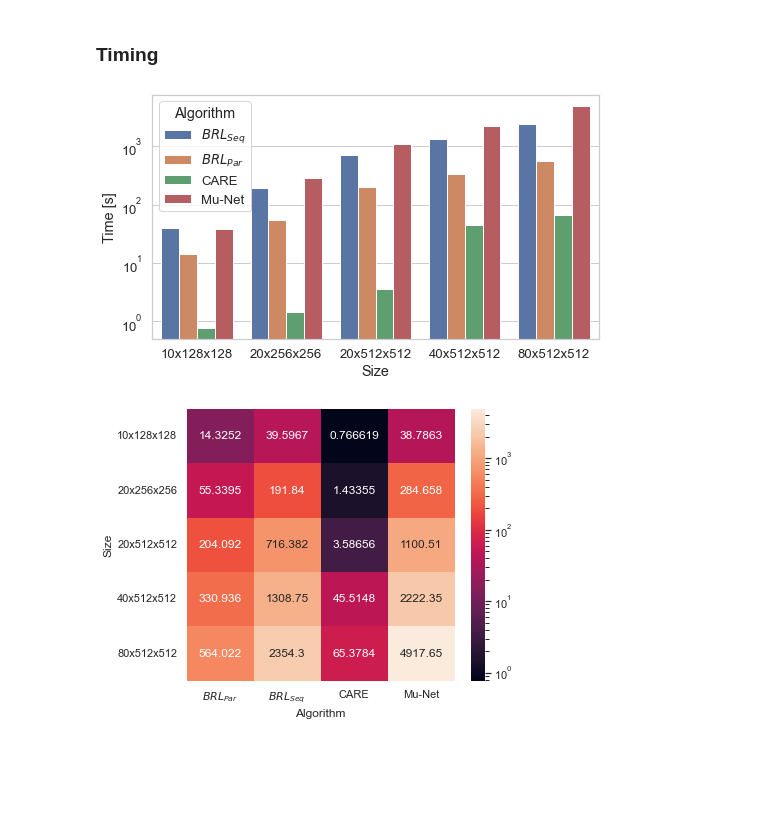
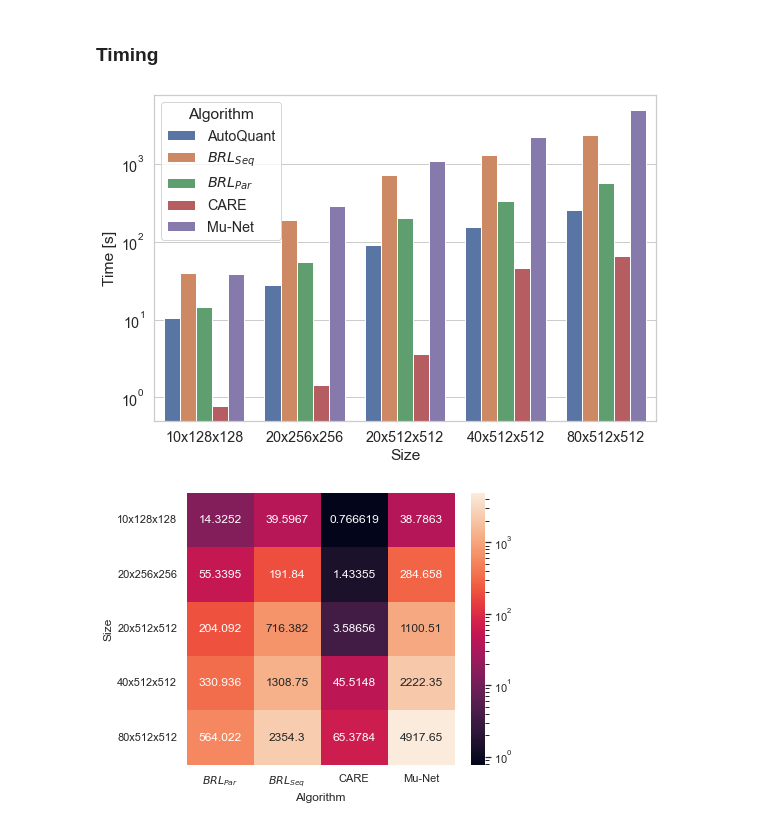
Before and after one commit to ankilab/MasterThesis_OfSpinesAndDendrites, a Jupyter notebook: Thesis_Experiments/Deconvolution.ipynb, the cells around one changed output. Drawn from its saved outputs; the diff is of its cells as text; code cells hidden in the pictures; blank space fills up the shorter version.

```diff
--- a/Thesis_Experiments/Deconvolution.ipynb
+++ b/Thesis_Experiments/Deconvolution.ipynb
@@ -240,0 +243,7 @@ t_mu16[4,0]=4917.648438200001
+# %%
+t_aq = np.zeros((5,1))
+t_aq[0,0]=2.63*4
+t_aq[1,0]=6.90*4
+t_aq[2,0]=22.37*4
+t_aq[3,0]=39.10*4
+t_aq[4,0]=63.1*4
@@ -243,26 +260,27 @@ t_mu16[4,0]=4917.648438200001
 # %% [markdown]
 ### Timing
 # %%
-labs=['$BRL_{Seq}$']*5+['$BRL_{Par}$']*5 +['CARE']*5+ ['Mu-Net']*5
+labs=['AutoQuant']*5+['$BRL_{Seq}$']*5+['$BRL_{Par}$']*5 +['CARE']*5+ ['Mu-Net']*5
 size=['10x128x128','20x256x256','20x512x512','40x512x512','80x512x512']
-size = size+size+size+size
-t = np.append(t_np,t_p)
+size = size+size+size+size+size
+t = np.append(t_aq,t_np)
+t = np.append(t,t_p)
 t= np.append(t,t_care)
 t= np.append(t,t_mu16)
 # %%
 d = {'Time [s]': t, 'Size': size, 'Algorithm': labs}
-df = pd.DataFrame(data=d)
+dfx = pd.DataFrame(data=d)
 # %%
 with paperStyle():
-    sns.set(style="whitegrid",rc={'figure.figsize':(8,4.5)}, font_scale=1.2)
-    ax = sns.barplot(x="Size", y="Time [s]", hue="Algorithm", data=df)
+    sns.set(style="whitegrid",rc={'figure.figsize':(9,6)}, font_scale=1.3)
+    ax = sns.barplot(x="Size", y="Time [s]", hue="Algorithm", data=dfx)
     ax.set_yscale("log")
     #for container in ax.containers:
      #   ax.bar_label(container)
 plt.savefig('timing_deconv.svg',bbox_inches='tight')
 plt.savefig('timing_deconv.pdf',bbox_inches='tight')
 # %% [output]
-[figure, old version]
+[figure, new version]
 # %%
 from matplotlib.colors import LogNorm, Normalize
 p = df.pivot("Size", "Algorithm", "Time [s]")
```
Also changed, not shown: parts of 3 cells of this notebook, 6 other files.
